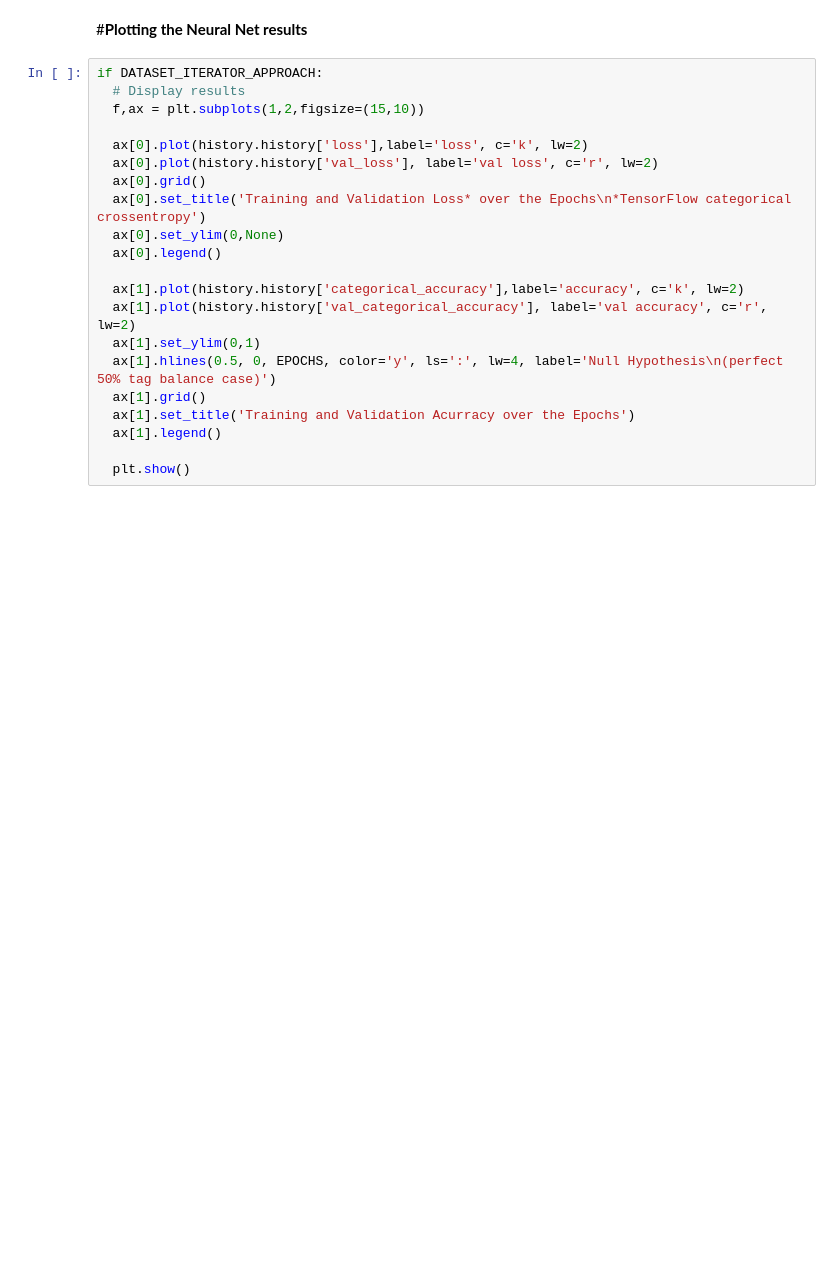
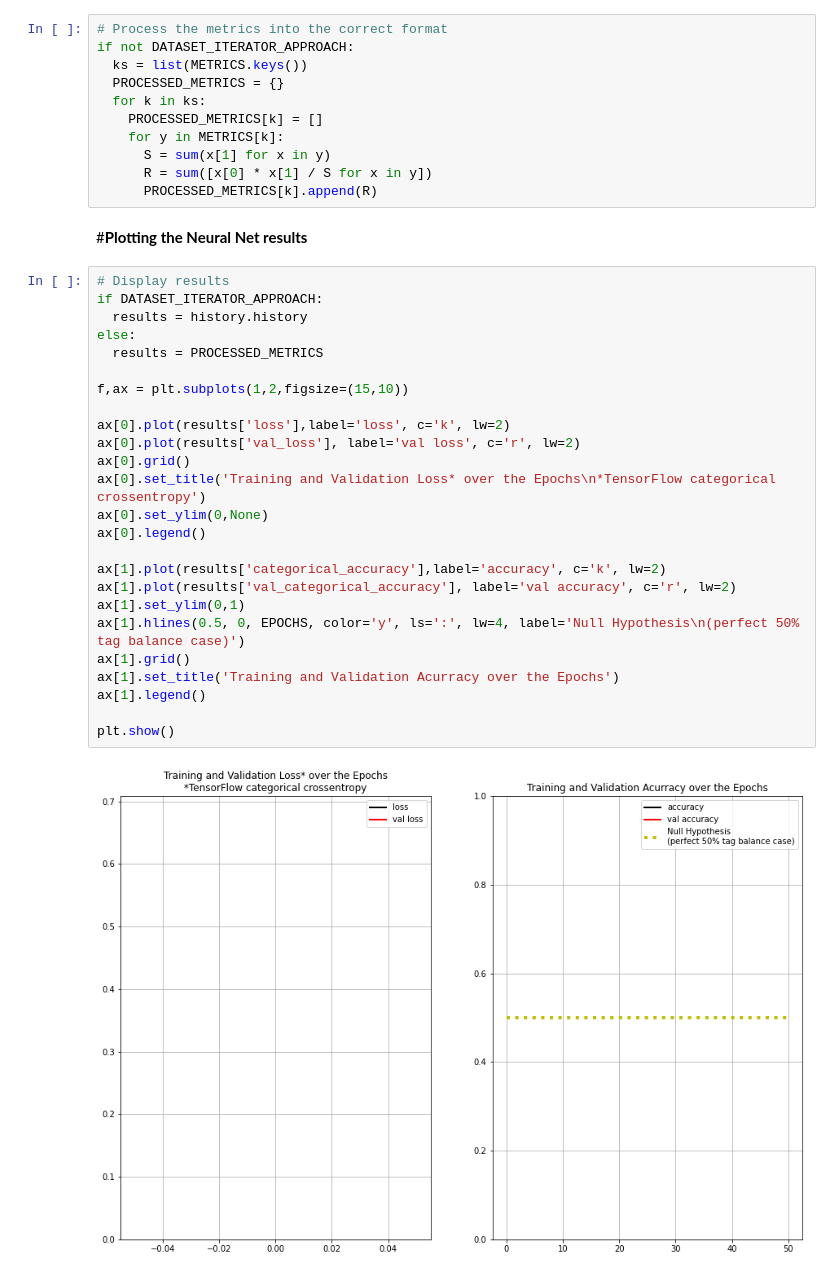
Before and after one commit to GastonMazzei/TraceMeOut, a Jupyter notebook: utils/TraceMeOut_4GoogleColab.ipynb, the cells around one changed output. Drawn from its saved outputs; the diff is of its cells as text; blank space fills up the shorter version.

```diff
--- a/utils/TraceMeOut_4GoogleColab.ipynb
+++ b/utils/TraceMeOut_4GoogleColab.ipynb
@@ -569,24 +688,41 @@ Finished training! :-)
+# %%
+# Process the metrics into the correct format
+if not DATASET_ITERATOR_APPROACH:
+  ks = list(METRICS.keys())
+  PROCESSED_METRICS = {}
+  for k in ks:
+    PROCESSED_METRICS[k] = []
+    for y in METRICS[k]:
+      S = sum(x[1] for x in y)
+      R = sum([x[0] * x[1] / S for x in y])
+      PROCESSED_METRICS[k].append(R)
 # %% [markdown]
 #<b>Plotting the Neural Net results</b>
 # %%
+# Display results
 if DATASET_ITERATOR_APPROACH:
-  # Display results
-  f,ax = plt.subplots(1,2,figsize=(15,10))
+  results = history.history
+else:
+  results = PROCESSED_METRICS
 
-  ax[0].plot(history.history['loss'],label='loss', c='k', lw=2)
-  ax[0].plot(history.history['val_loss'], label='val loss', c='r', lw=2)
-  ax[0].grid()
-  ax[0].set_title('Training and Validation Loss* over the Epochs\n*TensorFlow categorical crossentropy')
-  ax[0].set_ylim(0,None)
-  ax[0].legend()
+f,ax = plt.subplots(1,2,figsize=(15,10))
 
-  ax[1].plot(history.history['categorical_accuracy'],label='accuracy', c='k', lw=2)
-  ax[1].plot(history.history['val_categorical_accuracy'], label='val accuracy', c='r', lw=2)
-  ax[1].set_ylim(0,1)
-  ax[1].hlines(0.5, 0, EPOCHS, color='y', ls=':', lw=4, label='Null Hypothesis\n(perfect 50% tag balance case)')
-  ax[1].grid()
-  ax[1].set_title('Training and Validation Acurracy over the Epochs')
-  ax[1].legend()
+ax[0].plot(results['loss'],label='loss', c='k', lw=2)
+ax[0].plot(results['val_loss'], label='val loss', c='r', lw=2)
+ax[0].grid()
+ax[0].set_title('Training and Validation Loss* over the Epochs\n*TensorFlow categorical crossentropy')
+ax[0].set_ylim(0,None)
+ax[0].legend()
 
-  plt.show()
+ax[1].plot(results['categorical_accuracy'],label='accuracy', c='k', lw=2)
+ax[1].plot(results['val_categorical_accuracy'], label='val accuracy', c='r', lw=2)
+ax[1].set_ylim(0,1)
+ax[1].hlines(0.5, 0, EPOCHS, color='y', ls=':', lw=4, label='Null Hypothesis\n(perfect 50% tag balance case)')
+ax[1].grid()
+ax[1].set_title('Training and Validation Acurracy over the Epochs')
+ax[1].legend()
+
+plt.show()
+# %% [output]
+[figure, added]
 # %%
```
Also changed, not shown: parts of 11 cells of this notebook.
